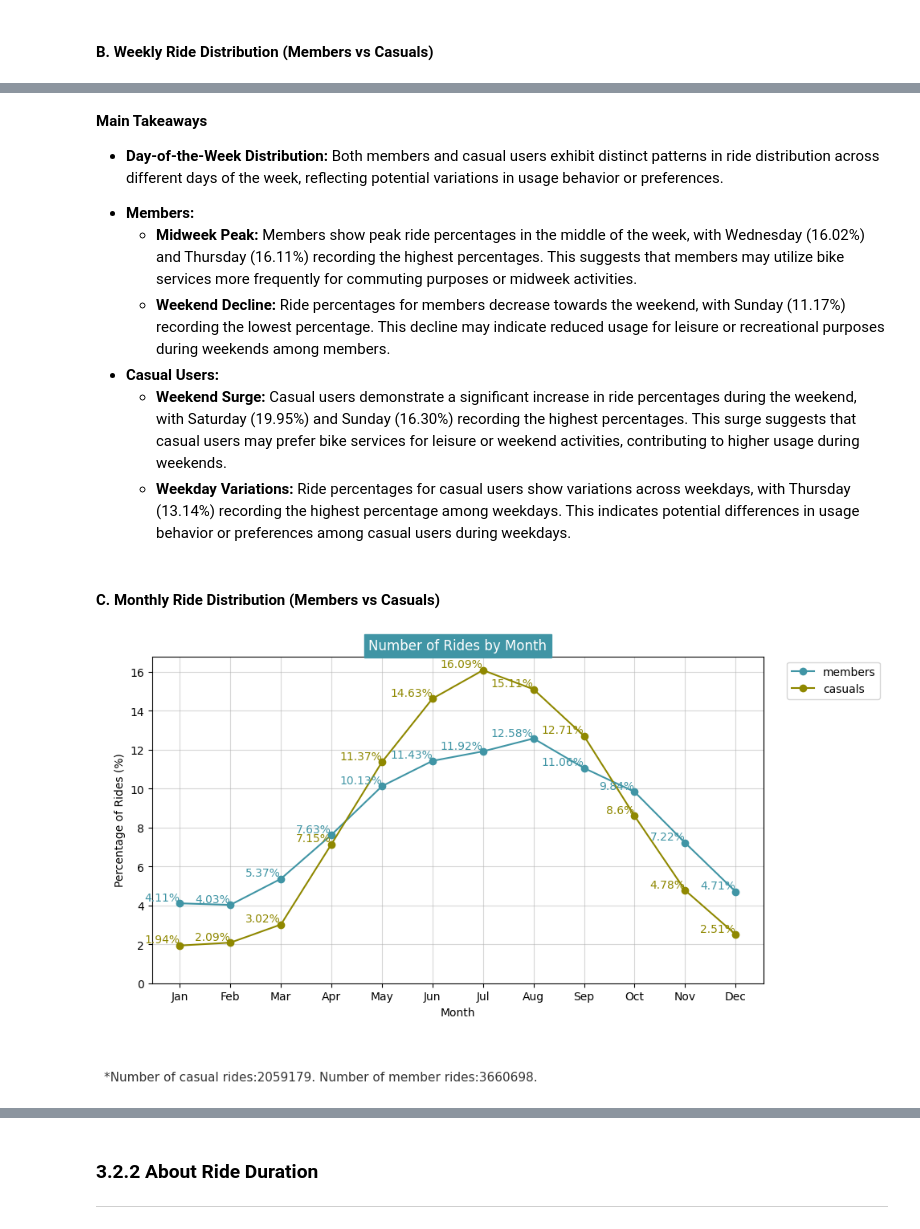
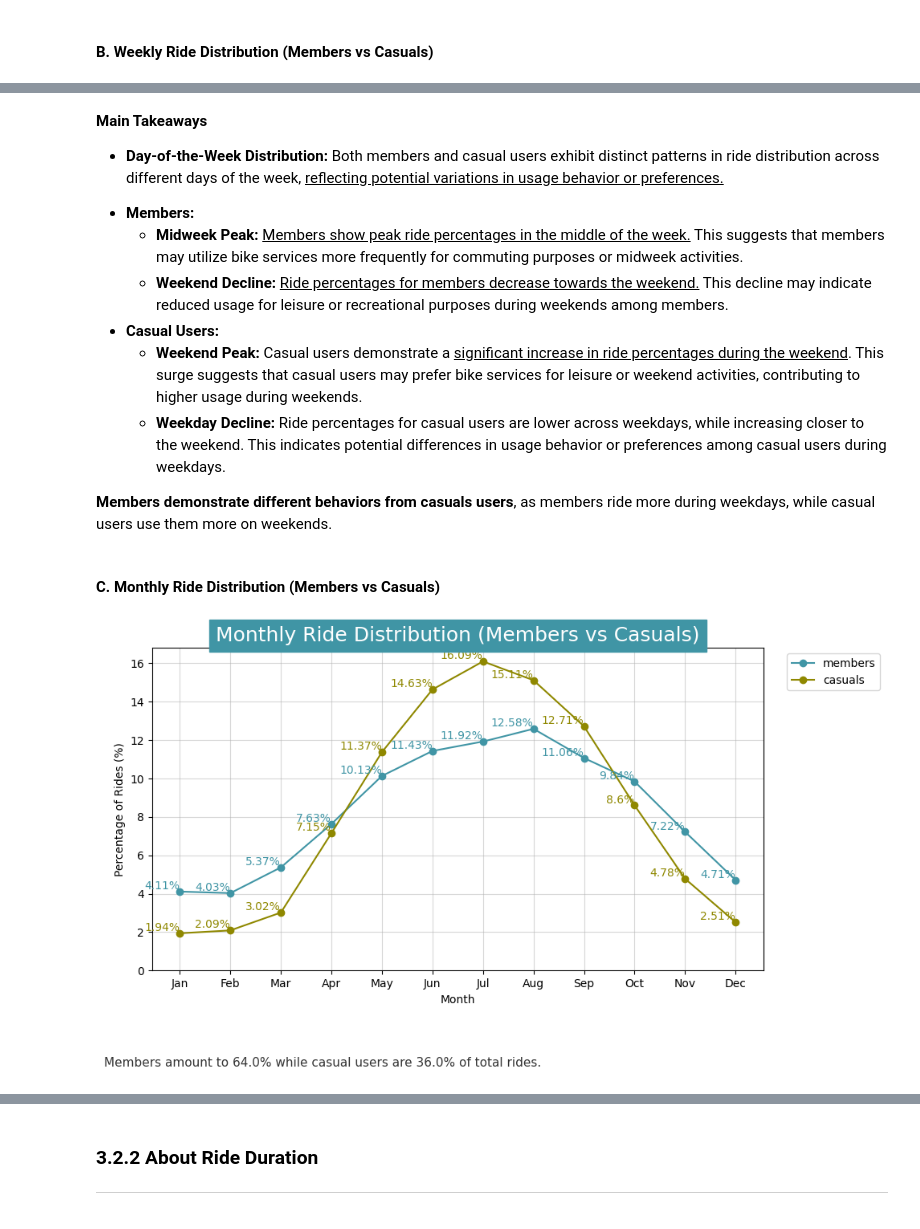
Before and after one commit to D-Danos/Cyclistic-Bike-Share-Data-Analysis-Case-Study, a Jupyter notebook: Python_Cyclistic_bike-share_data_analysis.ipynb, the cells around one changed output, grey strips where cells are left out. Cells and saved outputs as stored; diff of their text form; code cells hidden in the pictures.

```diff
--- a/Python_Cyclistic_bike-share_data_analysis.ipynb
+++ b/Python_Cyclistic_bike-share_data_analysis.ipynb
@@ -163,29 +165,31 @@ print(df)
 ### 2.2.1 Assigning Data Types
 # %%
 # Set data types:
+# Assign as string:
 df['ride_id'] = df['ride_id'].astype(str)  # 16 length, unique, hex
 
-# Convert to categorical - will set them to have order
-df['rideable_type'] = df['rideable_type'].astype('category')
-#rideable_type_order=['classic_bike', 'electric_bike', 'docked_bike']
-#df['rideable_type'] = pd.Categorical(df['rideable_type'], categories=rideable_type_order, ordered=True)
+# Assign as categorical
+## categorical, without order:
+df['rideable_type'] = df['rideable_type'].astype('category') #is categorical value with no order
 
-member_casual_order=['member','casual']
-df['member_casual'] = pd.Categorical(df['member_casual'], categories=member_casual_order, ordered=True)
+df['member_casual'] = df['member_casual'].astype('category')
 
+## Assign as categorical, with order:
 day_of_the_week_order = ['Mon', 'Tue', 'Wed', 'Thu', 'Fri', 'Sat', 'Sun']
 df['day_of_the_week'] = pd.Categorical(df['day_of_the_week'], categories=day_of_the_week_order, ordered=True)
 
 month_order = ['Jan', 'Feb', 'Mar', 'Apr', 'May', 'Jun', 'Jul', 'Aug', 'Sep', 'Oct', 'Nov', 'Dec']
 df['month'] = pd.Categorical(df['month'], categories=month_order, ordered=True)
 
-# Convert to datetime
+# Assign as datetime:
 df['started_at'] = pd.to_datetime(df['started_at'])
 df['ended_at'] = pd.to_datetime(df['ended_at'])
 
-# Convert to float
+# Assign as float:
 df['start_lat'] = df['start_lat'].astype('float64')
 df['start_lng'] = df['start_lng'].astype('float64')
 df['end_lat'] = df['end_lat'].astype('float64')
 df['end_lng'] = df['end_lng'].astype('float64')
 df['ride_duration'] = df['ride_duration'].astype('float64')
+
+print('Data types have been assigned')
@@ -443,23 +446,24 @@ plt.show()
 # %% [markdown]
 <b>Main Takeaways</b>
 <ul>
-  <li><b>Day-of-the-Week Distribution:</b> Both members and casual users exhibit distinct patterns in ride distribution across different days of the week, reflecting potential variations in usage behavior or preferences.</li>
+  <li><b>Day-of-the-Week Distribution:</b> Both members and casual users exhibit distinct patterns in ride distribution across different days of the week, <u>reflecting potential variations in usage behavior or preferences.</u></li>
 </ul>
 <ul>
   <li><b>Members:</b>
     <ul>
-      <li><b>Midweek Peak:</b> Members show peak ride percentages in the middle of the week, with Wednesday (16.02%) and Thursday (16.11%) recording the highest percentages. This suggests that members may utilize bike services more frequently for commuting purposes or midweek activities.</li>
-      <li><b>Weekend Decline:</b> Ride percentages for members decrease towards the weekend, with Sunday (11.17%) recording the lowest percentage. This decline may indicate reduced usage for leisure or recreational purposes during weekends among members.</li>
+      <li><b>Midweek Peak:</b> <u>Members show peak ride percentages in the middle of the week.</u> This suggests that members may utilize bike services more frequently for commuting purposes or midweek activities.</li>
+      <li><b>Weekend Decline:</b> <u>Ride percentages for members decrease towards the weekend.</u> This decline may indicate reduced usage for leisure or recreational purposes during weekends among members.</li>
     </ul>
   </li>
 
   <li><b>Casual Users:</b>
     <ul>
-      <li><b>Weekend Surge:</b> Casual users demonstrate a significant increase in ride percentages during the weekend, with Saturday (19.95%) and Sunday (16.30%) recording the highest percentages. This surge suggests that casual users may prefer bike services for leisure or weekend activities, contributing to higher usage during weekends.</li>
-      <li><b>Weekday Variations:</b> Ride percentages for casual users show variations across weekdays, with Thursday (13.14%) recording the highest percentage among weekdays. This indicates potential differences in usage behavior or preferences among casual users during weekdays.</li>
+      <li><b>Weekend Peak:</b> Casual users demonstrate a <u>significant increase in ride percentages during the weekend</u>. This surge suggests that casual users may prefer bike services for leisure or weekend activities, contributing to higher usage during weekends.</li>
+      <li><b>Weekday Decline:</b> Ride percentages for casual users are lower across weekdays, while increasing closer to the weekend. This indicates potential differences in usage behavior or preferences among casual users during weekdays.</li>
     </ul>
   </li>
 </ul>
+<b>Members demonstrate different behaviors from casuals users</b>, as members ride more during weekdays, while casual users use them more on weekends.
 # %% [markdown]
 #### C. Monthly Ride Distribution (Members vs Casuals)
 # %%
@@ -469,44 +473,49 @@ grouped_month = df.groupby(['member_casual','month']).size()
 
 ## Line plot 1: Members
 member_counts = grouped_month.loc['member']
-## Calculate percentages for plot:
+## Calculate percentages for members:
 member_percentages = round(member_counts / member_counts.sum()*100, 2)
 
 ## Line plot 2: Casuals
 casual_counts = grouped_month.loc['casual']
+## Calculate percentages for casuals:
 casual_percentages = round(casual_counts / casual_counts.sum()* 100, 2)
 
 # Preset for plot:
 color = ['#4095A5', '#8F8800']
 plt.figure(figsize=(10, 6))  # Set the figure size
 
-## Plot:
+# Plot:
 plt.plot(grouped_month.loc['member'].index, member_percentages.values,
          color=color[0],marker='o',label='members')
 plt.plot(grouped_month.loc['casual'].index, casual_percentages.values,
          color=color[1],marker='o',label='casuals')
-# Annotate each point with its percentage value
+
+# Annotate values on the graph
 for x, y in zip(grouped_month.loc['member'].index, member_percentages.values):
     plt.text(x, y, f'{y}%', ha='right', va='bottom', fontsize=10, color=color[0], rotation=0)
 
 for x, y in zip(grouped_month.loc['casual'].index, casual_percentages.values):
     plt.text(x, y, f'{y}%', ha='right', va='bottom', fontsize=10, color=color[1], rotation=0)
+
+
 # Display: plot
 plt.title("Monthly Ride Distribution (Members vs Casuals)",
           color='white',backgroundcolor='#4095A5',fontsize=18, ha='center')
 plt.xlabel('Month')
 plt.ylabel('Percentage of Rides (%)')
 plt.ylim(bottom=0)
-plt.title('Number of Rides by Month')
 plt.grid(True,alpha=0.5)
 plt.legend(loc='upper right',bbox_to_anchor=(1.2, 1))
-plt.text(-1.5, -5, f"*Number of casual rides:{casual_counts.sum()}. Number of member rides:{member_counts.sum()}.",
+plt.text(-1.5, -5, f"Members amount to {round(member_counts.sum()/grouped_day_of_the_week.sum()*100,2)}% while casual users are {round(casual_counts.sum()/grouped_day_of_the_week.sum()*100,2)}% of total rides.",
          alpha=0.8,fontsize=11,ha='left', wrap=True)
 plt.tight_layout()
+
+
 # Save image if set to True
 if image_save==True:
     plt.savefig('Monthly Ride Distribution (Members vs Casuals).png', dpi=300)
 
 plt.show()
 # %% [output]
-[figure, old version]
+[figure, new version]
```
Also changed, not shown: parts of 40 cells of this notebook.
